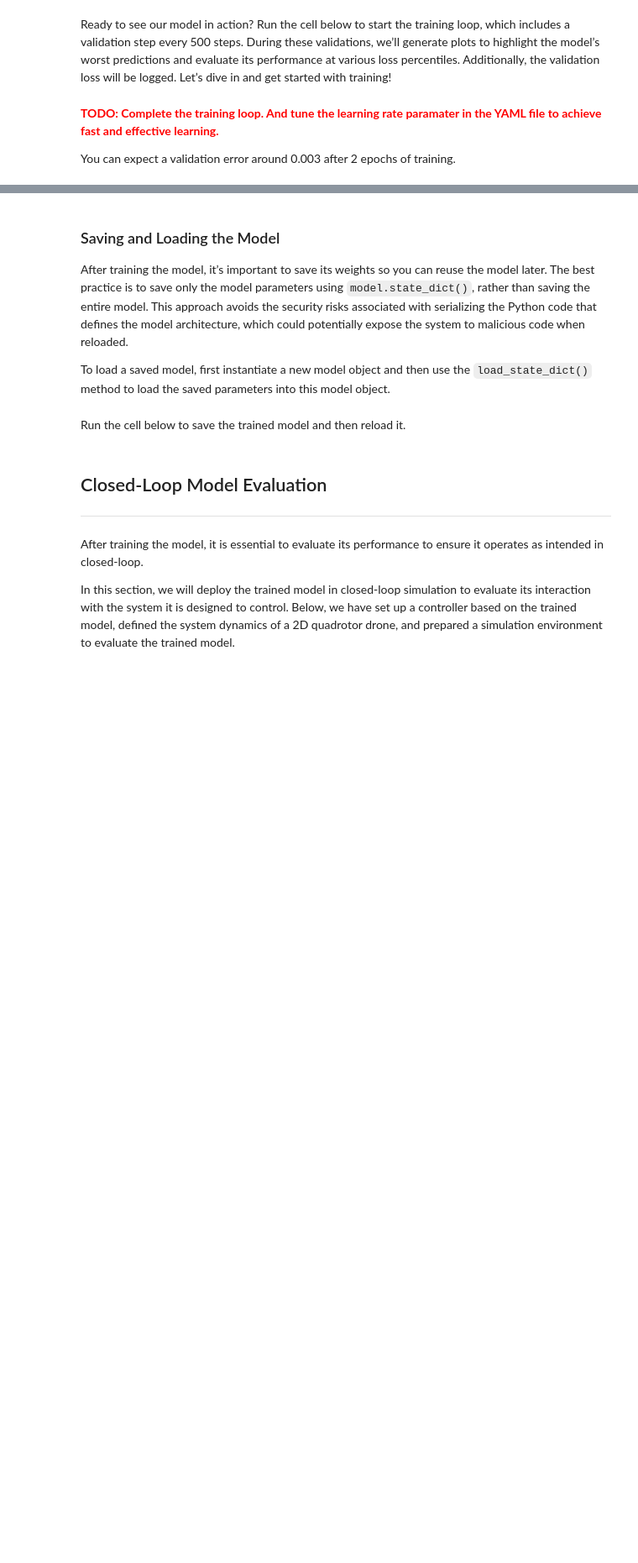
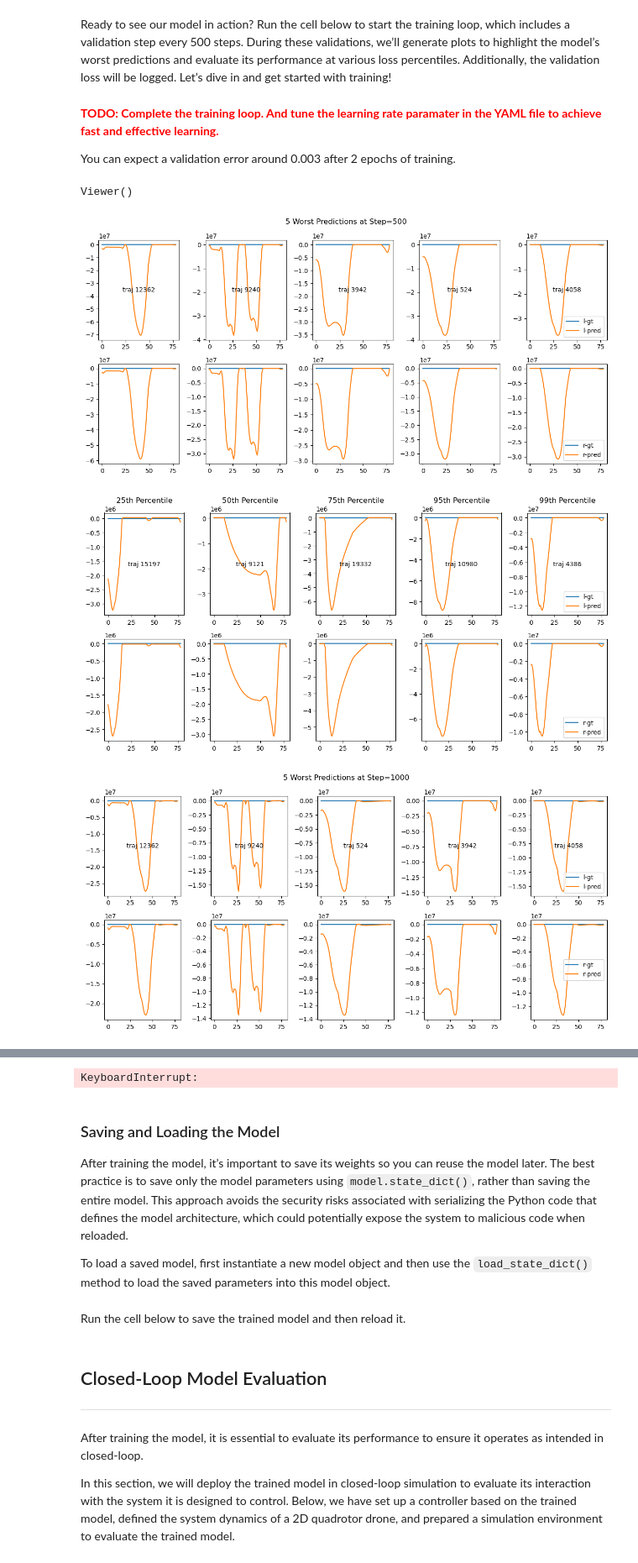
Before and after one commit to jonasmeij/Ai_repo3, a Jupyter notebook: ex_1/ex_1.ipynb, the cells around one changed output, grey strips where cells are left out. Shown at 84% size. Saved outputs shown, nothing was run; the diff lists cells and outputs as text; code cells hidden in the pictures; blank space fills up the shorter version.

```diff
--- a/ex_1/ex_1.ipynb
+++ b/ex_1/ex_1.ipynb
@@ -762,22 +777,43 @@ You can expect a validation error around 0.003 after 2 epochs of training.
 # %%
 # Apply weight reset to the model
 model.apply(reset_weights)
 
 # Initialize rerun and show the training loop
 rr.init("training loop")
 rr.notebook_show()
 
+
 # Training and validation loop
 validate_per_steps = config["validate_per_steps"]
+
 for epoch in tqdm(range(config["epochs"]), desc="Epochs"):
-    # TODO: Implement the training loop
+    model.train()
+    running_loss = 0.0
     step = 0
-    ...
 
-    # TODO: Log training loss to rerun
-    # rr.log("loss/train", rr.Scalar(<a scalar value>))
+    for inputs, targets in train_loader:
+        optimizer.zero_grad()
 
-    # TODO: Validate the model at defined intervals
-    if step % validate_per_steps == 0 and step > 0:
-        total_loss = validate(model, val_loader, val_set, step)
-        rr.log("loss/val", rr.Scalar(total_loss))
+        # Forward pass
+        outputs = model(inputs)
+        loss = criterion(outputs, targets)
+
+        # Backward pass and optimization
+        loss.backward()
+        optimizer.step()
+
+        running_loss += loss.item()
+        step += 1
+
+        rr.log("loss/train", rr.Scalar(running_loss / len(train_loader)))
+        running_loss = 0.0
+
+        # Validate the model at defined intervals
+        if step % validate_per_steps == 0 and step > 0:
+            total_loss = validate(model, val_loader, val_set, step)
+            rr.log("loss/val", rr.Scalar(total_loss))
+# %% [output]
+Viewer()
+[figure, added]
+[figure, added]
+[figure, added]
@@ -784,3 +823,4 @@ for epoch in tqdm(range(config["epochs"]), desc="Epochs"):
+KeyboardInterrupt:
 # %% [markdown]
 ### Saving and Loading the Model
 After training the model, it’s important to save its weights so you can reuse the model later. The best practice is to save only the model parameters using `model.state_dict()`, rather than saving the entire model. This approach avoids the security risks associated with serializing the Python code that defines the model architecture, which could potentially expose the system to malicious code when reloaded.
```
Also changed, not shown: parts of 4 cells of this notebook, 1 other file.
